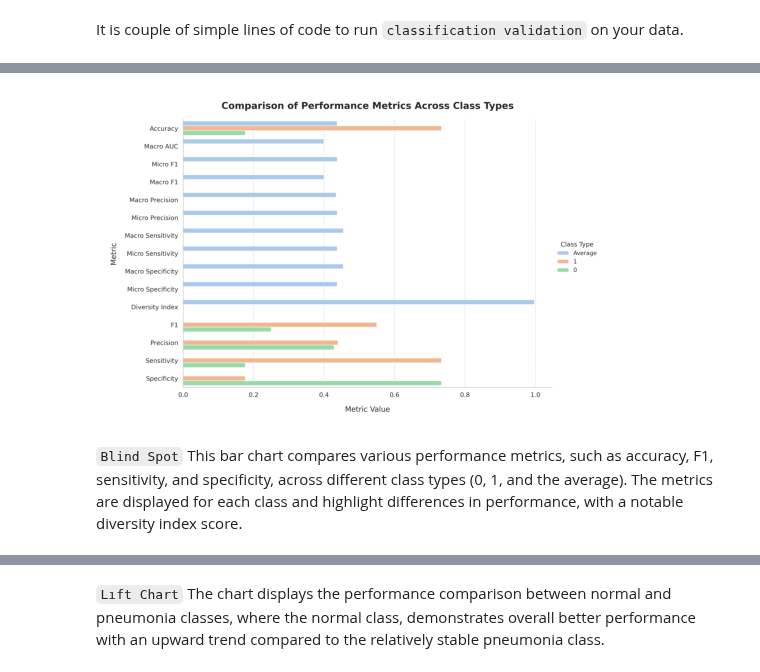
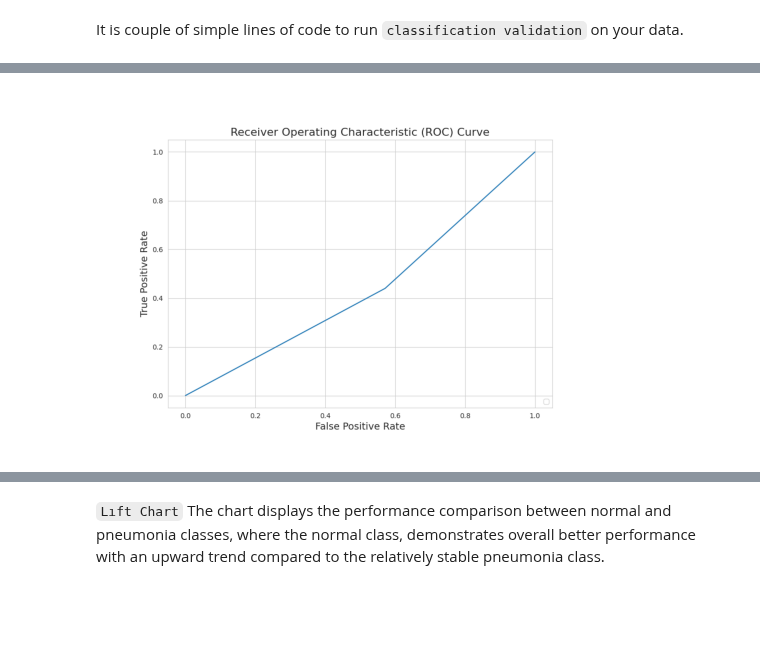
Before and after one commit to gesund-ai/gesund, a Jupyter notebook: examples/classification_covidnet.ipynb, the cells around one changed output, grey strips where cells are left out. Saved outputs shown, nothing was run; the diff lists cells and outputs as text; code cells hidden in the pictures; blank space fills up the shorter version.

Commit message:
refactor(notebook):classification structure added for the new version into jupyter notebookfor classification problem_type

```diff
--- a/examples/classification_covidnet.ipynb
+++ b/examples/classification_covidnet.ipynb
@@ -412,17 +147,13 @@ outputs/
 import matplotlib.pyplot as plt
 import matplotlib.image as mpimg
 # %%
-batch_id = classification_validation.batch_job_id
-image_folder = os.path.join(*["outputs", batch_id, "plots"])
-
 def load_image(image_file):
-    img_path = os.path.join(image_folder, image_file)
+    img_path = os.path.join(plots_dir, image_file)
     img = mpimg.imread(img_path)
     plt.imshow(img)
     plt.axis("off")
+    plt.show()
 # %%
-load_image("blind_spot.png")
+load_image("auc.png")
 # %% [output]
-[figure, old version]
+[figure, new version]
-# %% [markdown]
-`Blind Spot` This bar chart compares various performance metrics, such as accuracy, F1, sensitivity, and specificity, across different class types (0, 1, and the average). The metrics are displayed for each class and highlight differences in performance, with a notable diversity index score.
```
Also changed, not shown: parts of 43 cells of this notebook.
